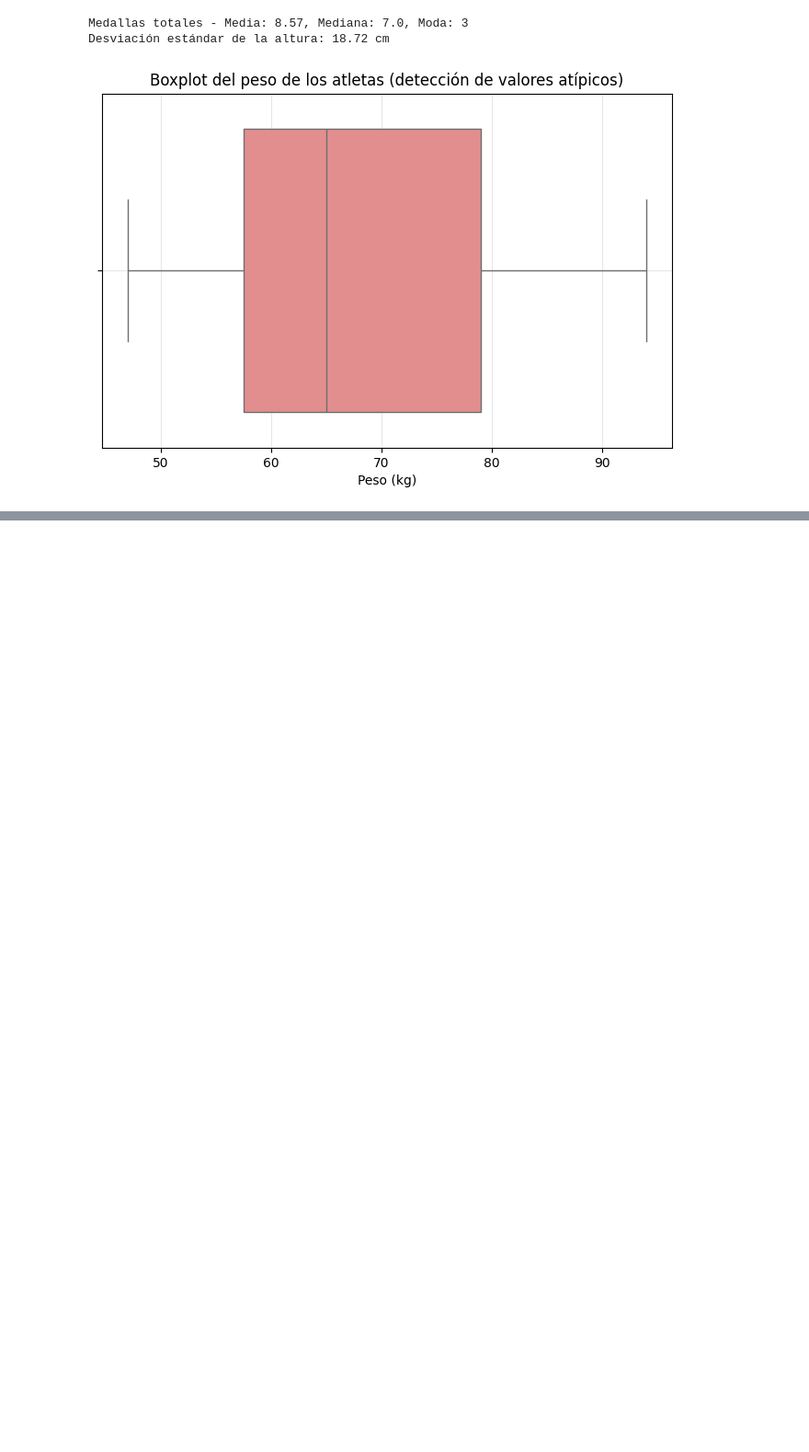
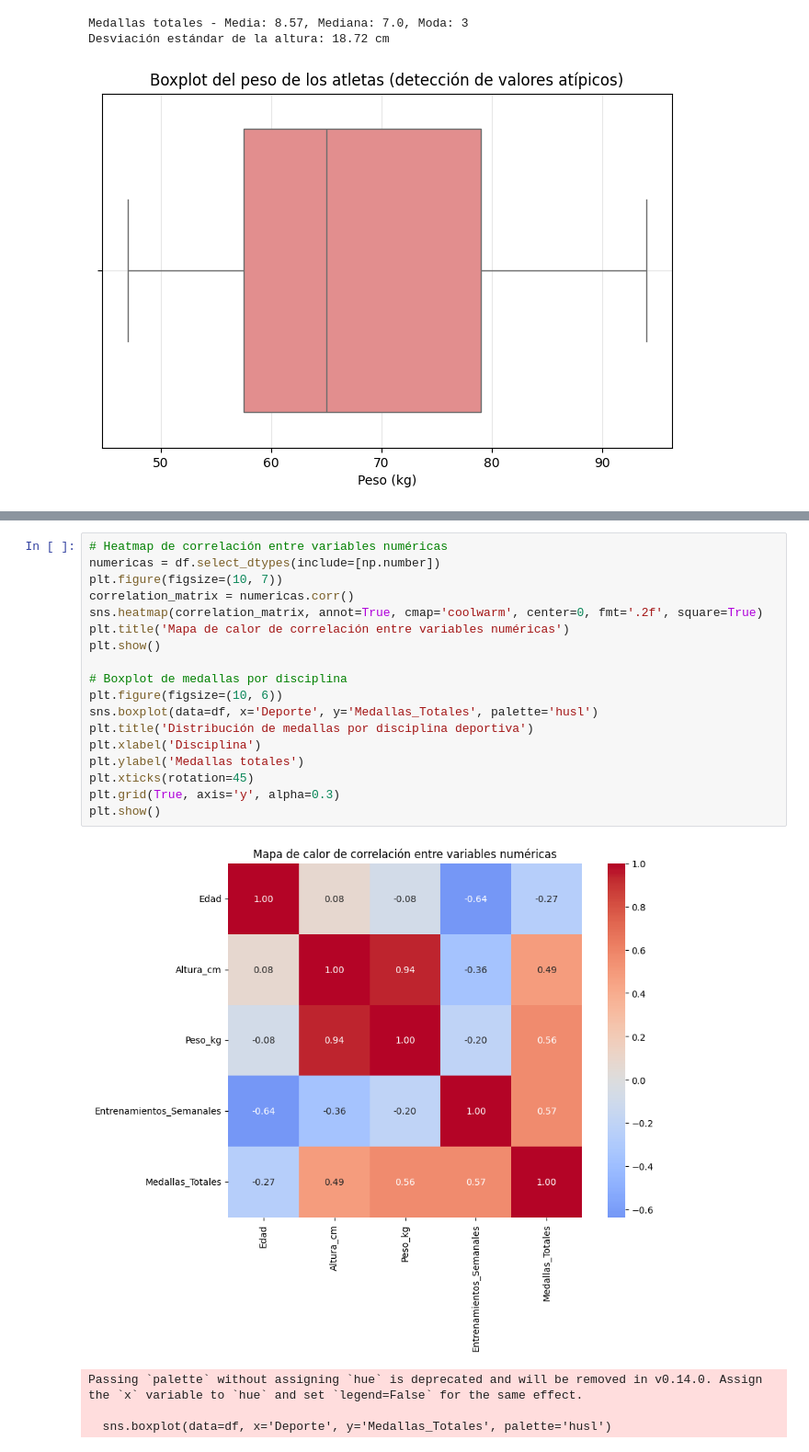
Before and after one commit to AenimaLabs/CienciaDatos0067, a Jupyter notebook: EvaluaciónFinalM4.ipynb, the cells around one changed output, grey strips where cells are left out. Shown at 92% size. Drawn from its saved outputs; the diff is of its cells as text; blank space fills up the shorter version.

```diff
--- a/EvaluaciónFinalM4.ipynb
+++ b/EvaluaciónFinalM4.ipynb
@@ -118,0 +197,23 @@ Desviación estándar de la altura: 18.72 cm
+# %%
+# Heatmap de correlación entre variables numéricas
+numericas = df.select_dtypes(include=[np.number])
+plt.figure(figsize=(10, 7))
+correlation_matrix = numericas.corr()
+sns.heatmap(correlation_matrix, annot=True, cmap='coolwarm', center=0, fmt='.2f', square=True)
+plt.title('Mapa de calor de correlación entre variables numéricas')
+plt.show()
+
+# Boxplot de medallas por disciplina
+plt.figure(figsize=(10, 6))
+sns.boxplot(data=df, x='Deporte', y='Medallas_Totales', palette='husl')
+plt.title('Distribución de medallas por disciplina deportiva')
+plt.xlabel('Disciplina')
+plt.ylabel('Medallas totales')
+plt.xticks(rotation=45)
+plt.grid(True, axis='y', alpha=0.3)
+plt.show()
+# %% [output]
+[figure, added]
+Passing `palette` without assigning `hue` is deprecated and will be removed in v0.14.0. Assign the `x` variable to `hue` and set `legend=False` for the same effect.
+
+  sns.boxplot(data=df, x='Deporte', y='Medallas_Totales', palette='husl')
```
Also changed, not shown: parts of 5 cells of this notebook.
